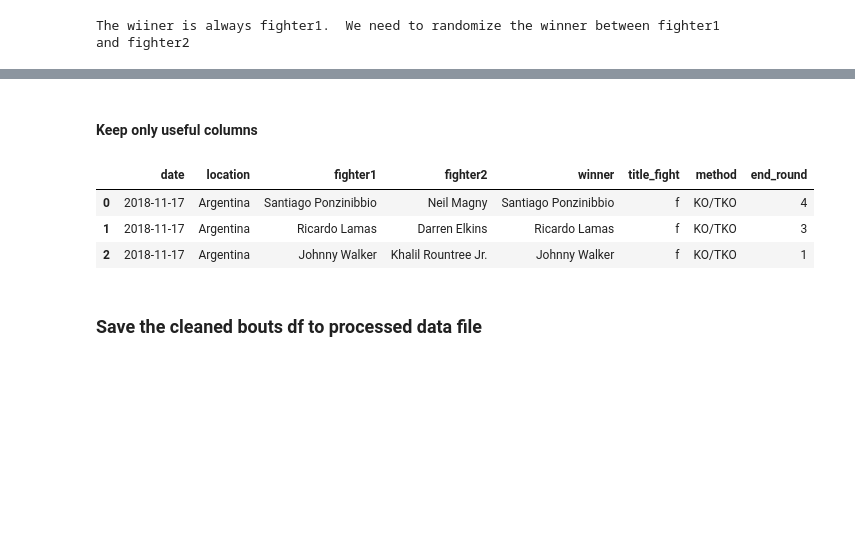
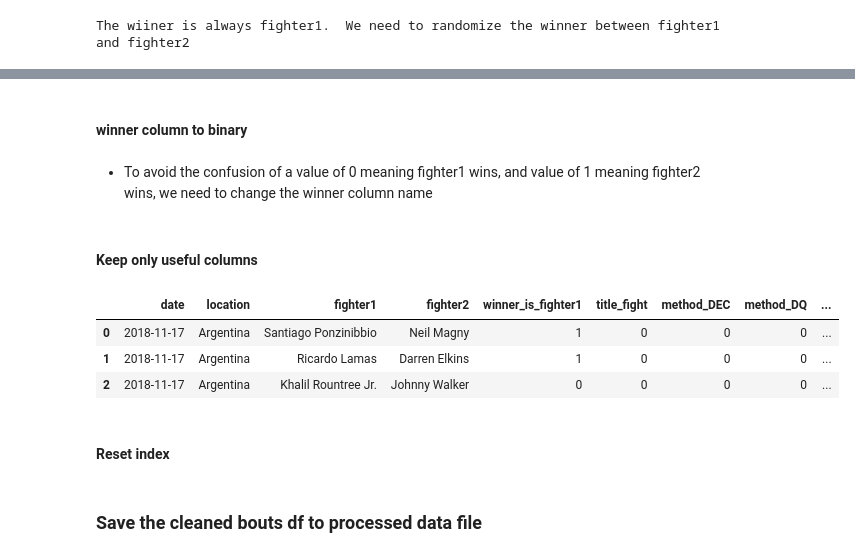
Before and after one commit to AdamBlomfield/machine_learning_ufc_data, a Jupyter notebook: notebooks/cleaning_data.ipynb, the cells around one changed output, grey strips where cells are left out. Cells and saved outputs as stored; diff of their text form; code cells hidden in the pictures; blank space fills up the shorter version.

Commit message:
continued to clean combined csv, still needs to fix the NaN values for 227 values

```diff
--- a/notebooks/cleaning_data.ipynb
+++ b/notebooks/cleaning_data.ipynb
@@ -190,3 +243,8 @@ KO/TKO    1645
 SUB       1031
 DQ          14
 Name: method, dtype: int64
+# %%
+bout_methods = pd.get_dummies(data_bouts['method'], prefix='method', prefix_sep='_')
+data_bouts = pd.concat([data_bouts, bout_methods], axis=1)
+data_bouts.drop(columns='method', inplace=True)
+data_bouts.head(2)
@@ -213,11 +275,27 @@ AttributeError: can't set attribute
+# %%
+data_bouts['title_fight'] = data_bouts['title_fight'] == 't'
+data_bouts['title_fight'] = data_bouts['title_fight'].astype(int)
+# %% [markdown]
+#### winner column to binary
+# %% [markdown]
+- To avoid the confusion of a value of 0 meaning fighter1 wins, and value of 1 meaning fighter2 wins, we need to change the winner column name
+# %%
+# Change winner column name
+data_bouts.rename(index=str, columns={'winner': 'winner_is_fighter1'}, inplace=True)
+
+# Change to binary
+data_bouts.winner_is_fighter1 = data_bouts.winner_is_fighter1==data_bouts.fighter1
+data_bouts.winner_is_fighter1 = data_bouts.winner_is_fighter1*1
 # %% [markdown]
 #### Keep only useful columns
 # %%
-cols_to_keep = ['date', 'location', 'fighter1', 'fighter2', 'winner', 'title_fight', 'method', 'end_round']
+cols_to_keep = ['date', 'location', 'fighter1', 'fighter2', 'winner_is_fighter1', 'title_fight', 'method_DEC', 'method_DQ', 'method_KO/TKO', 'method_SUB']
 data_bouts = data_bouts[cols_to_keep]
 data_bouts.head(3)
 # %% [output]
-|  | date | location | fighter1 | fighter2 | winner | title_fight | method | end_round |
-| 0 | 2018-11-17 | Argentina | Santiago Ponzinibbio | Neil Magny | Santiago Ponzinibbio | f | KO/TKO | 4 |
-| 1 | 2018-11-17 | Argentina | Ricardo Lamas | Darren Elkins | Ricardo Lamas | f | KO/TKO | 3 |
-| 2 | 2018-11-17 | Argentina | Johnny Walker | Khalil Rountree Jr. | Johnny Walker | f | KO/TKO | 1 |
+|  | date | location | fighter1 | fighter2 | winner_is_fighter1 | title_fight | method_DEC | method_DQ | ... |
+| 0 | 2018-11-17 | Argentina | Santiago Ponzinibbio | Neil Magny | 1 | 0 | 0 | 0 | ... |
+| 1 | 2018-11-17 | Argentina | Ricardo Lamas | Darren Elkins | 1 | 0 | 0 | 0 | ... |
+| 2 | 2018-11-17 | Argentina | Khalil Rountree Jr. | Johnny Walker | 0 | 0 | 0 | 0 | ... |
+# %% [markdown]
+#### Reset index
```
Also changed, not shown: parts of 53 cells of this notebook, 4 other files.
